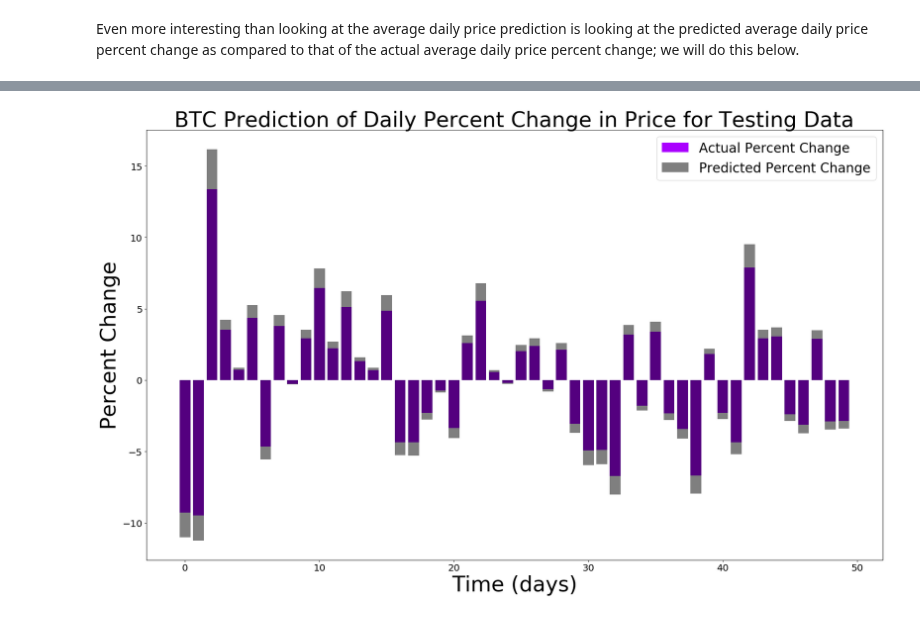
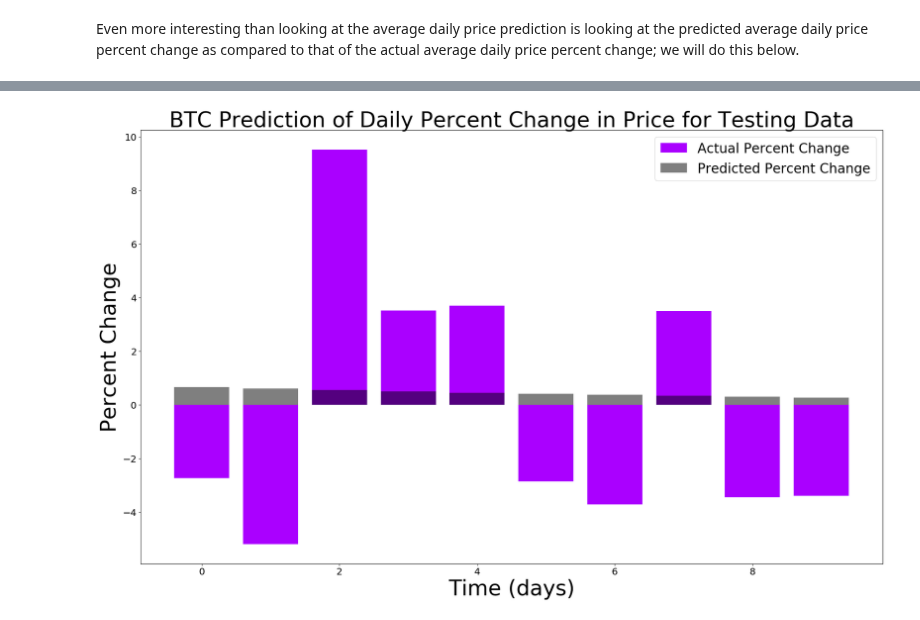
Before and after one commit to CSCI4850/S18-team2-project, a Jupyter notebook: model/RNN_Proof_of_Concept.ipynb, the cells around one changed output, grey strips where cells are left out. Saved outputs shown, nothing was run; the diff lists cells and outputs as text; code cells hidden in the pictures.

Commit message:
Manually made sure no teacher forcing was going on. Also swapped two plotting data sets.

```diff
--- a/model/RNN_Proof_of_Concept.ipynb
+++ b/model/RNN_Proof_of_Concept.ipynb
@@ -59,7 +60,7 @@ def Read_File(file: int = 0, split: float = 0.2, reduce: int = 0):          #Fil
     return training_set[:-1], training_set[1:], testing_set[:-1], testing_set[1:], sc
 # %%
 #Plot results.
-def Plot(data1, data2, title, label1, label2, ylabel, scatter = True):
+def Plot(data1, data2, title: str = '', label1: str = '', label2: str = '', ylabel: str = '', scatter: bool = True):
     plt.figure(figsize   = (25,15),
                dpi       = 80,
                facecolor = 'w',
@@ -138,7 +139,7 @@ layer       = Dropout(0.2)(layer)
 
 layer       = LSTM(units            = lstm_units,
                    return_sequences = False,
-                   activation       = 'selu')(layer)
+                   activation       = 'selu')(inputs)
 
 layer       = Dropout(0.2)(layer)
 
@@ -147,8 +148,8 @@ predictions = Dense(units      = 1,
 
 model       = Model(inputs, predictions)
 
-model.compile(loss      = 'mean_squared_error',
+model.compile(loss      = 'mse',
               optimizer = 'adadelta')
 
 # Visual representation of net.
-#SVG(model_to_dot(model).create(prog='dot', format='svg'))
+SVG(model_to_dot(model).create(prog='dot', format='svg'))
@@ -157,11 +160,11 @@ model.compile(loss      = 'mean_squared_error',
 history = model.fit(x                = x_train,
                     y                = y_train,
                     batch_size       = len(x_train),
-                    epochs           = 100,
+                    epochs           = 500,
                     validation_split = 0.2,
                     verbose          = 0,
                     shuffle          = False,
-                    callbacks        = [TQDMNotebookCallback()])
+                    callbacks        = [TQDMNotebookCallback(), EarlyStopping(patience = 3)])
 # %% [output]
 Failed to display Jupyter Widget of type HBox.
 If you're reading this message in the Jupyter Notebook or JupyterLab Notebook, it may mean that the widgets JavaScript is still loading. If this message persists, it likely means that the widgets Java ...
@@ -193,3 +192,12 @@ predicted_BTC_price_test = sc.inverse_transform(model.predict(x_test))[1:]
+# %%
+#Predicting the future.
+actual_prices_test       = sc.inverse_transform(y_test)[:-1]
+predicted_BTC_price_test = []
+prediction               = x_test[1]
+for i in range(1, len(x_test)):
+    prediction = model.predict(reshape(prediction, (1, 1, 1)))
+    predicted_BTC_price_test.append(reshape(prediction, (1)))
+predicted_BTC_price_test = sc.inverse_transform(array(predicted_BTC_price_test))
 # %%
 Plot(actual_prices_test, predicted_BTC_price_test, "BTC Price Prediction for Testing Data", "Real BTC Price", "Predicted BTC Price", "BTC Price (USD)")
 # %% [output]
@@ -198,6 +206,6 @@ Plot(actual_prices_test, predicted_BTC_price_test, "BTC Price Prediction for Tes
 predicted_percent_change_test = Get_Percent_Change(predicted_BTC_price_test)
 actual_percent_change_test    = Get_Percent_Change(actual_prices_test)
 # %%
-Plot(predicted_percent_change_test, actual_percent_change_test, "BTC Prediction of Daily Percent Change in Price for Testing Data", "Actual Percent Change", "Predicted Percent Change", "Percent Change", False)
+Plot(actual_percent_change_test, predicted_percent_change_test, "BTC Prediction of Daily Percent Change in Price for Testing Data", "Actual Percent Change", "Predicted Percent Change", "Percent Change", False)
 # %% [output]
-[figure, old version]
+[figure, new version]
```
Also changed, not shown: parts of 7 cells of this notebook.
